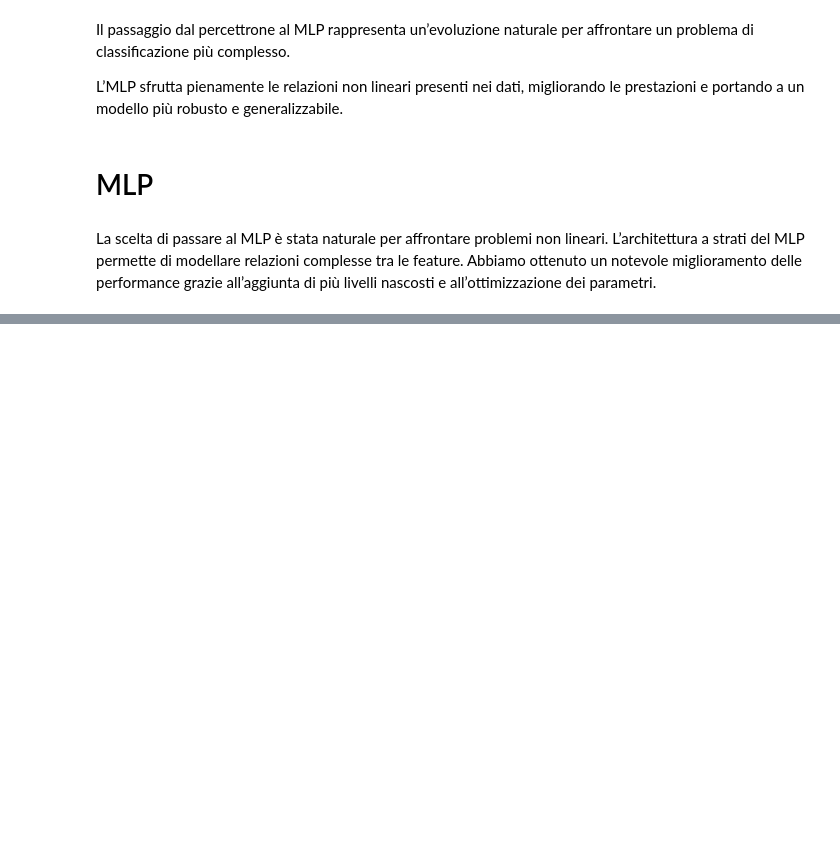
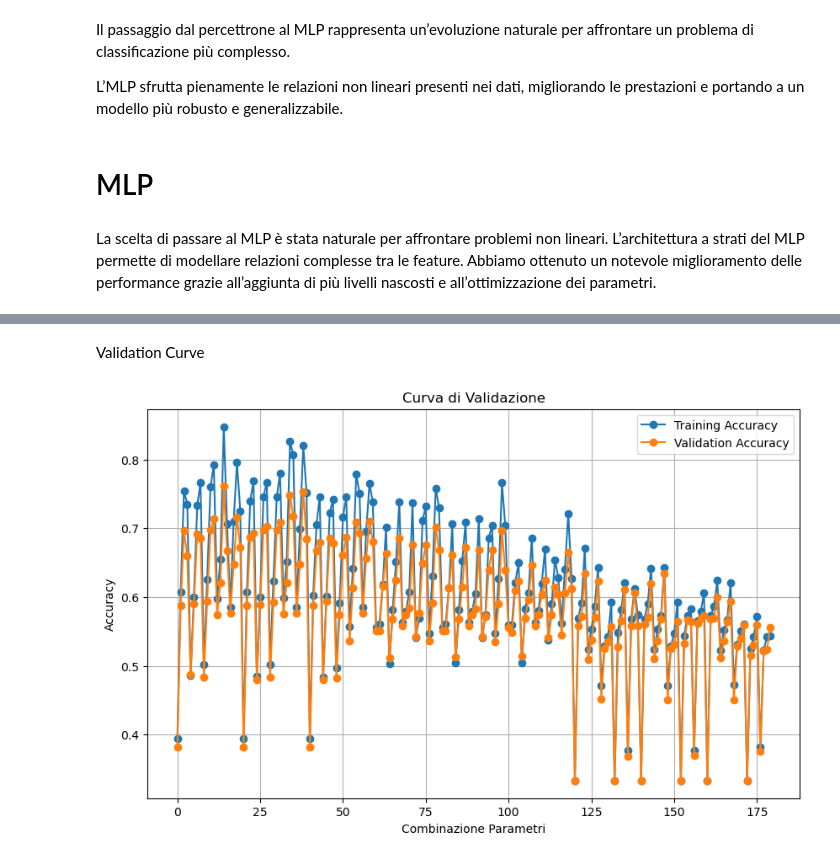
Before and after one commit to danlerr/Fondamenti-del-machine-learning, a Jupyter notebook: step4Percett.ipynb, the cells around one changed output, grey strips where cells are left out. Saved outputs shown, nothing was run; the diff lists cells and outputs as text; code cells hidden in the pictures; blank space fills up the shorter version.

```diff
--- a/step4Percett.ipynb
+++ b/step4Percett.ipynb
@@ -217,0 +223,21 @@ plt.show()
+# %% [markdown]
+Validation Curve
+# %%
+
+# Curva di validazione (Accuracy su validation e training set)
+results = grid_search.cv_results_
+mean_train_score = results['mean_train_score']
+mean_test_score = results['mean_test_score']
+param_combinations = range(len(mean_train_score))
+
+plt.figure(figsize=(10, 6))
+plt.plot(param_combinations, mean_train_score, label='Training Accuracy', marker='o')
+plt.plot(param_combinations, mean_test_score, label='Validation Accuracy', marker='o')
+plt.xlabel('Combinazione Parametri')
+plt.ylabel('Accuracy')
+plt.title('Curva di Validazione')
+plt.legend()
+plt.grid(True)
+plt.show()
+# %% [output]
+[figure, added]
```
Also changed, not shown: parts of 6 cells of this notebook, 1 other file.
